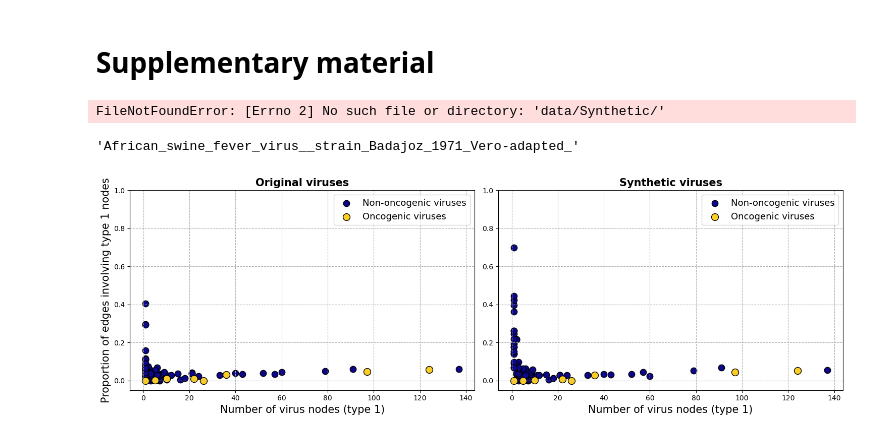
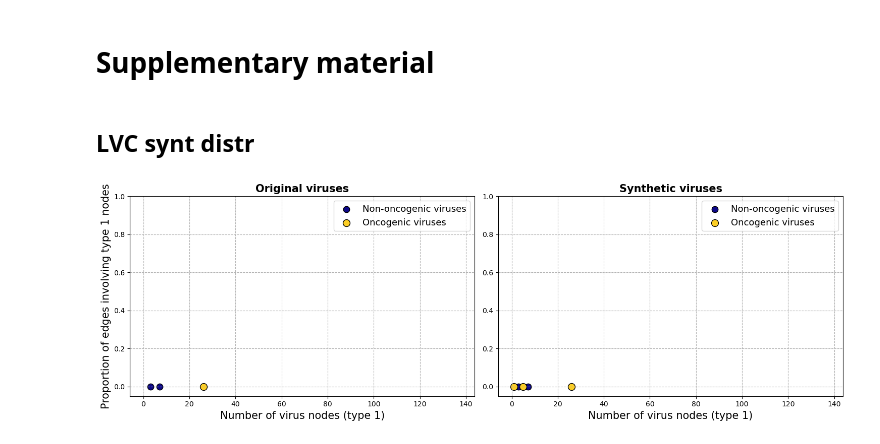
Before and after one commit to francescozambelli/OncoVirus, a Jupyter notebook: 2_statistical_analysis.ipynb, the cells around one changed output. Cells and saved outputs as stored; diff of their text form; code cells hidden in the pictures.

```diff
--- a/2_statistical_analysis.ipynb
+++ b/2_statistical_analysis.ipynb
@@ -152,10 +157,11 @@ for i in range(len(data[0])):
 data_all = np.concatenate(data_all, axis=1) # final shape (n_combination_sets, n_features)
 # %%
 # Apply UMAP for dimensionality reduction
-reducer = UMAP(random_state=1234, spread=1)
+np.random.seed(1234)
+reducer = UMAP(random_state=1234)
 scaler = StandardScaler() # scale data before UMAP
-data_scaled = scaler.fit_transform(data_all)
-embedding = reducer.fit_transform(data_scaled.T)
+data_scaled = scaler.fit_transform(data_all.T)
+embedding = reducer.fit_transform(data_scaled)
 
 # Prepare data for SVM classification, considering only O and N combination sets
 X = np.concatenate([embedding[-sizes['o']:,:], embedding[:sizes['n'],:]], axis=0)
@@ -202,10 +208,10 @@ for i in range(len(file_names)):
                     color=colors[file_names[i][:-4]], edgecolors='k', zorder=2)
     ax[i+1].contourf(xx, yy, Z, cmap=cm.plasma_r, alpha=0.2)
     class_res = 1-classifier.score(embedding[lim0:lim1,:], np.concatenate([[1]*sizes[names[i]]]))
-    ax[i+1].text(xlims[0]+1, ylims[1]-2, f'Pred. as O: {class_res:.2f}', fontsize=15)
+    ax[i+1].text(xlims[0]+1, ylims[0]+1, f'Pred. as O: {class_res*100:.1f}%', fontsize=15)
 [axi.set_xlabel('UMAP 1', fontsize=13) for axi in ax]
 [axi.set_ylabel('UMAP 2', fontsize=13) for axi in ax]
-ax[0].set_title('SVM on combined data', fontsize=15, fontweight="bold")
+ax[0].set_title('SVM on combined data', fontsize=20, fontweight="bold")
 [ax[i+1].set_title(f'{file_names[i][:-4].upper()}', fontsize=15, fontweight="bold") for i in range(len(file_names))]
 [axi.set_xlim(xlims) for axi in ax]
 [axi.set_ylim(ylims) for axi in ax]
@@ -216,3 +222,5 @@ plt.show()
 # %% [markdown]
 # Supplementary material
+# %% [markdown]
+## LVC synt distr
 # %%
@@ -220,8 +228 @@ working_dir = "data_old/"
-# %%
-synth = []
-dirs_synt = np.sort(os.listdir(working_dir+"Synthetic/"))
-for d in dirs_synt:
-    lvcs_synt = np.loadtxt(working_dir+f"Synthetic/{d}", dtype=int)
-# %% [output]
-FileNotFoundError: [Errno 2] No such file or directory: 'data/Synthetic/'
 # %%
@@ -235,57 +237,44 @@ for i, vi in enumerate(neigh_ord_1_indexes):
     virus_nodes1 = list(read_nodes[read_nodes["type"]==1].node)
     virus_nodes1_list.append(virus_nodes1)
     virus_nodes1_dict[virus_metadata.loc[vi,"virus_short"]] = virus_nodes1
-# %%
-v
-# %% [output]
-'African_swine_fever_virus__strain_Badajoz_1971_Vero-adapted_'
 # %%
-e_synt = []
-e_or = []
 num_edges_synt = []
 num_edges_or = []
-num_e_dt_synt = []
-num_e_dt_or = []
+t1_perc_synt = []
+t1_perc_or = []
 for i,v in tqdm(enumerate(virus_names)):
     e0 = np.loadtxt(working_dir+f"SyntheticViruses/{0}/"+v+"/edges.csv", dtype=str, skiprows=1)
     e0 = np.array([e.split(",") for e in e0])
     num_edges_synt.append(len(e0))
-    num_e_dt_synt.append(np.sum(np.any(np.isin(e0, virus_nodes1_list[i]), axis=1)))
-    e_synt.append(e0)
+    t1_perc_synt.append(np.sum(np.any(np.isin(e0, virus_nodes1_list[i]), axis=1)))
+
     eor = np.loadtxt(working_dir+f"SyntheticViruses/original/"+v+"/edges.csv", dtype=str, skiprows=1)
     eor = np.array([e.split(",") for e in eor])
     num_edges_or.append(len(eor))
-    num_e_dt_or.append(np.sum(np.any(np.isin(eor, virus_nodes1_list[i]), axis=1)))
-    e_or.append(eor)
+    t1_perc_or.append(np.sum(np.any(np.isin(eor, virus_nodes1_list[i]), axis=1)))
+
+t1_perc_synt = np.array(t1_perc_synt)
+t1_perc_or = np.array(t1_perc_or)
+t1_len = np.array([len(g) for g in virus_nodes1_list])
-# %%
-t1_perc=[]
-t1_perc_synt=[]
-for i in tqdm(range(len(e_or))):
-    t1_perc.append(np.any(np.isin(e_or[i], virus_nodes1_list[i]), axis=1).sum()/len(e_or[i]))
-    t1_perc_synt.append(np.any(np.isin(e_synt[i], virus_nodes1_list[i]), axis=1).sum()/len(e_synt[i]))
-t1_perc = np.array(t1_perc)
-t1_perc_synt = np.array(t1_perc_synt)
-t1_len = np.array([len(g) for g in virus_nodes1_list])
 # %%
 plt.figure(figsize=(15,5))
 plt.subplot(1,2,1)
-plt.scatter(t1_len, t1_perc, facecolors=sns.color_palette("plasma", as_cmap=True)(0), edgecolors='k', s=80, label='Non-oncogenic viruses')
-plt.scatter(t1_len[virus_onco_idx], t1_perc[virus_onco_idx], edgecolors='k', s=100, facecolors=sns.color_palette("plasma", as_cmap=True)(0.9), label='Oncogenic viruses')
+plt.scatter(t1_len, t1_perc_or, facecolors=sns.color_palette("plasma", as_cmap=True)(0), edgecolors='k', s=80, label='Non-oncogenic viruses')
+plt.scatter(t1_len[virus_onco_idx], t1_perc_or[virus_onco_idx], edgecolors='k', s=100, facecolors=sns.color_palette("plasma", as_cmap=True)(0.9), label='Oncogenic viruses')
 plt.grid(ls="--")
 plt.legend(fontsize=13)
 plt.xlabel("Number of virus nodes (type 1)", fontsize=15)
 plt.ylabel("Proportion of edges involving type 1 nodes", fontsize=15)
 plt.title("Original viruses", fontweight="bold", fontsize=15)
 plt.ylim(-0.05,1)
 plt.subplot(1,2,2)
 plt.scatter(t1_len, t1_perc_synt, facecolors=sns.color_palette("plasma", as_cmap=True)(0), edgecolors='k', s=80, label='Non-oncogenic viruses')
 plt.scatter(t1_len[virus_onco_idx], t1_perc_synt[virus_onco_idx], edgecolors='k', s=100, facecolors=sns.color_palette("plasma", as_cmap=True)(0.9), label='Oncogenic viruses')
 plt.grid(ls="--")
 plt.legend(fontsize=13)
 plt.xlabel("Number of virus nodes (type 1)", fontsize=15)
-#plt.ylabel("Proportion of edges involving type 1 nodes", fontsize=15)
 plt.title("Synthetic viruses", fontweight="bold", fontsize=15)
 plt.ylim(-0.05,1)
 plt.tight_layout()
 # %% [output]
-[figure, old version]
+[figure, new version]
```
Also changed, not shown: parts of 24 cells of this notebook, 4 other files.
